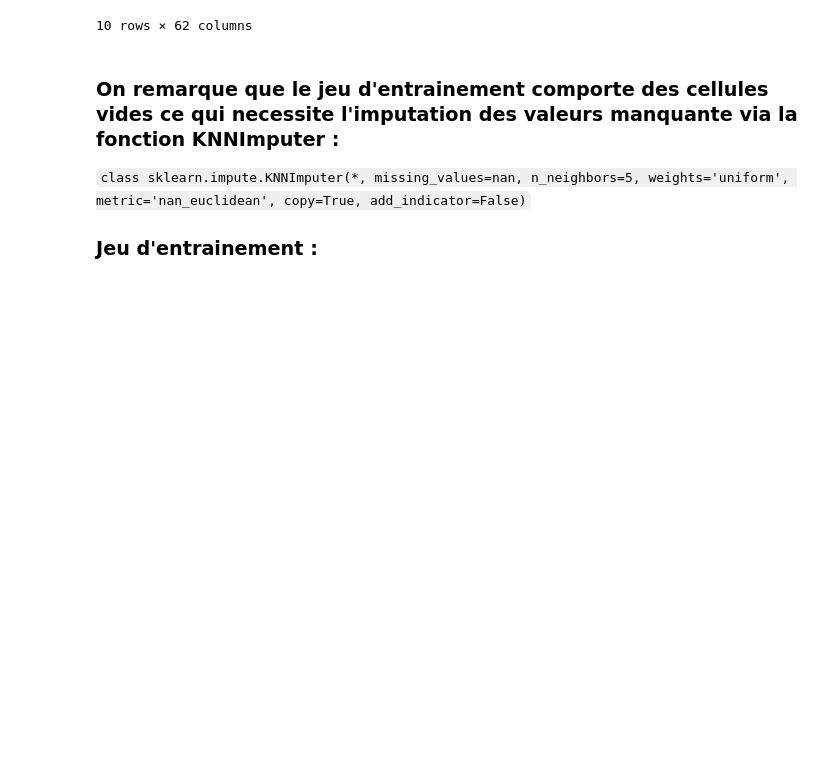
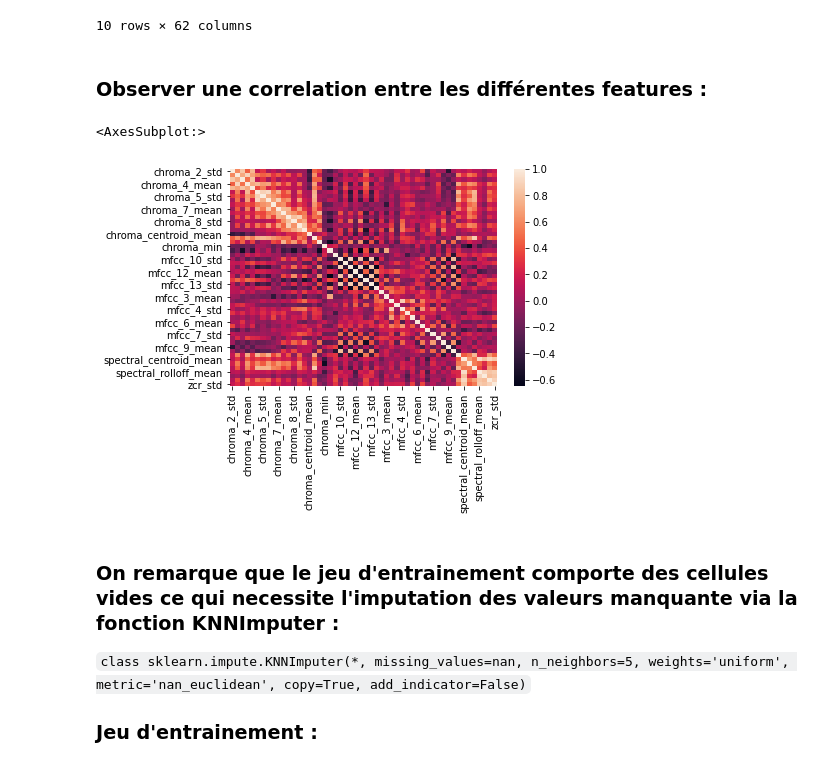
Before and after one commit to SebastienFour/TD-de-machine-Learning-Cat-gorisation-musicale_FOUR_Sebastien_LECOMTE_LOUIS, a Jupyter notebook: TD_ML_FOUR_LECOMTE.ipynb, the cells around one changed output. Saved outputs shown, nothing was run; the diff lists cells and outputs as text; code cells hidden in the pictures; blank space fills up the shorter version.

```diff
--- a/TD_ML_FOUR_LECOMTE.ipynb
+++ b/TD_ML_FOUR_LECOMTE.ipynb
@@ -97,6 +96,17 @@ data.head(10)
 | 8 | 8 | 256.068146 | 419.610474 | 154.441422 | 241.447266 | 192.383408 | 342.736816 | ... |
 | 9 | 9 | 681.930420 | 1243.771484 | 637.555603 | 874.287659 | 621.384094 | 916.178772 | ... |
 10 rows × 62 columns
+# %% [markdown]
+### Observer une correlation entre les différentes features :
+# %%
+import seaborn as sns
+# Observer la corrélation entre les différentes features
+df_train_scaled = df_train.iloc[:30,10:] #Selection des colonnes du dataset qui nous interessent
+correlation_matrix = df_train_scaled.corr().round(2)
+sns.heatmap(correlation_matrix, annot = False)
+# %% [output]
+<AxesSubplot:>
+[figure, added]
 # %% [markdown]
 ### On remarque que le jeu d'entrainement comporte des cellules vides ce qui necessite l'imputation des valeurs manquante via la fonction KNNImputer :
 
```
Also changed, not shown: parts of 50 cells of this notebook, 1 other file.
